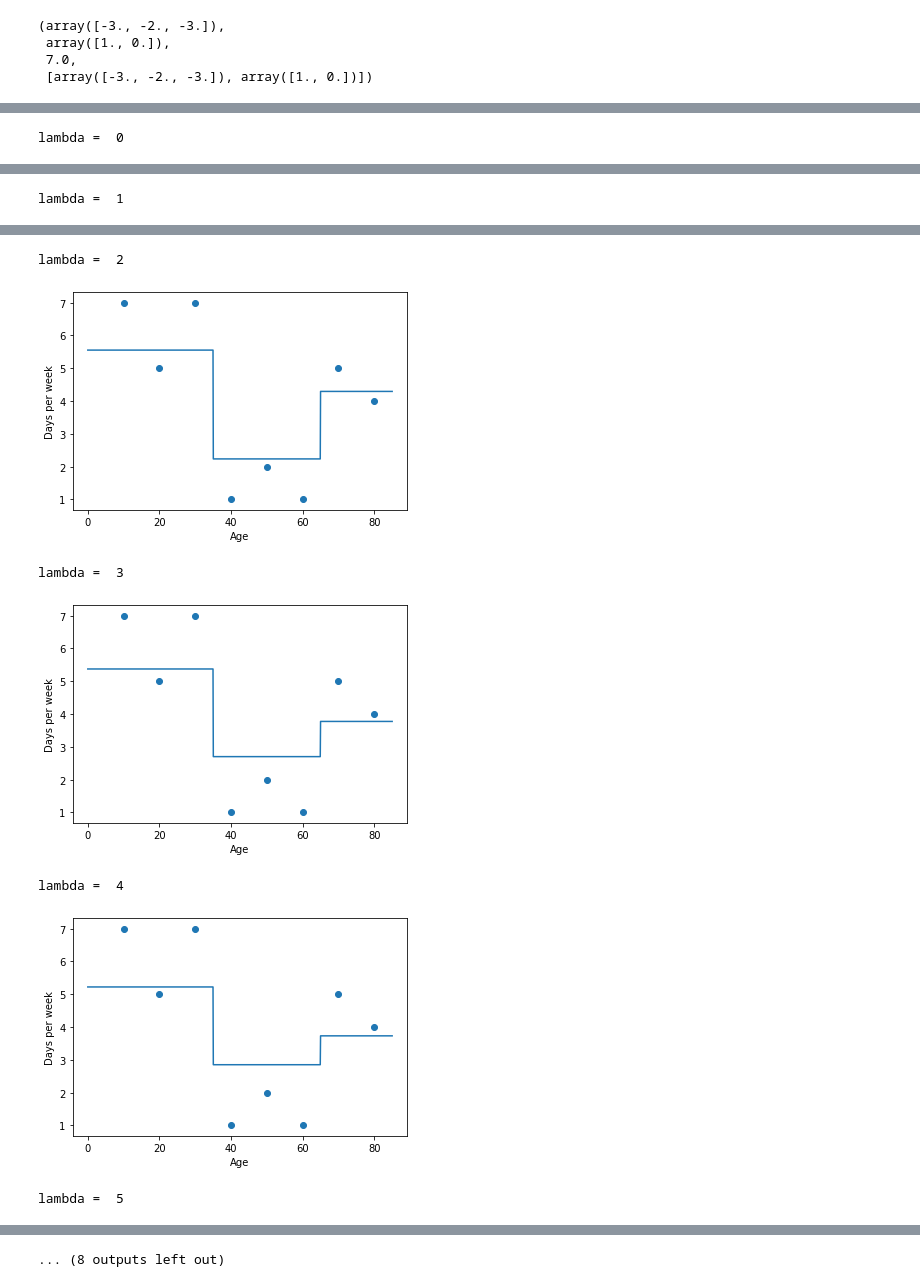
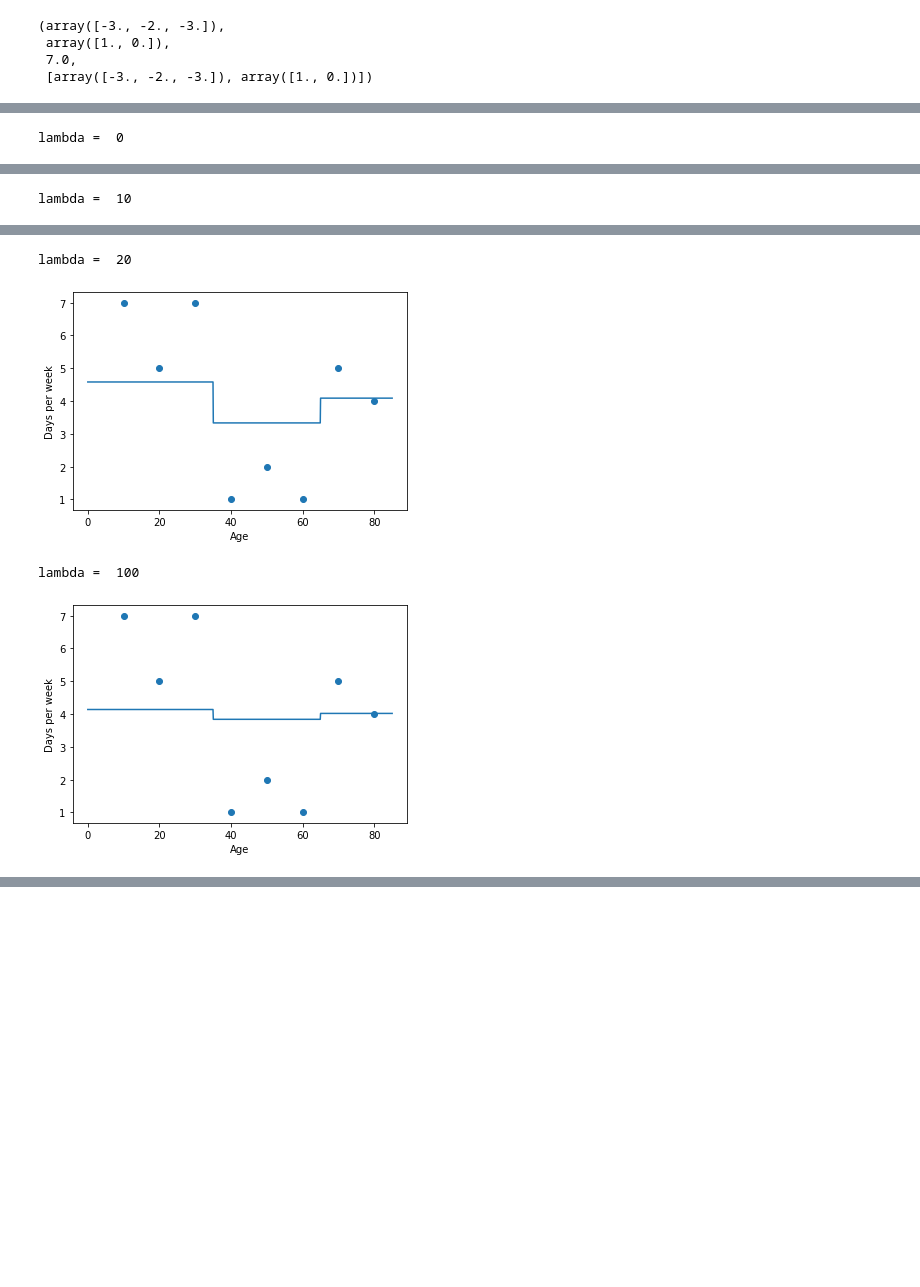
Before and after one commit to milhcbt/grokking_machine_learning, a Jupyter notebook: Chapter_12_Ensemble_Methods/Gradient_boosting_and_XGBoost.ipynb, the cells around one changed output, grey strips where cells are left out. Cells and saved outputs as stored; diff of their text form; code cells hidden in the pictures; blank space fills up the shorter version.

```diff
--- a/Chapter_12_Ensemble_Methods/Gradient_boosting_and_XGBoost.ipynb
+++ b/Chapter_12_Ensemble_Methods/Gradient_boosting_and_XGBoost.ipynb
@@ -259,7 +249,7 @@ xgboost_regressor = XGBRegressor(random_state=0,
                                  n_estimators=3,
                                  max_depth=2,
                                  reg_lambda=3,
-                                 min_split_loss=5,
+                                 min_split_loss=2,
                                  learning_rate=0.7,
                                  base_score=initial_prediction
                                  )
@@ -457,20 +446,19 @@ labels = np.array([7,5,7,1,2,1,5,4])
 # Recall that our initial prediction was the average of the labels
 initial_prediction = 4.0
 
-for i in range(10):
+for i in [0, 10, 20, 100]:
     print("lambda = ", i)
     xgboost_regressor = XGBRegressor(random_state=0,
                                      n_estimators=3,
                                      max_depth=2,
                                      reg_lambda=i,
-                                     min_split_loss=i,
+                                     min_split_loss=0,
                                      learning_rate=0.7,
                                      base_score=initial_prediction)
     xgboost_regressor.fit(features, labels)
     xgboost_regressor.score(features, labels)
-    initial_prediction = np.mean(labels)
     plot_regressor(xgboost_regressor, features, labels)
 # %% [output]
 lambda =  0
 [figure]
-lambda =  1
+lambda =  10
@@ -478,7 +466,4 @@ lambda =  1
-lambda =  2
+lambda =  20
-[figure, old version]
+[figure, new version]
-lambda =  3
+lambda =  100
-[figure, old version]
+[figure, new version]
-lambda =  4
-[figure, removed]
-lambda =  5
@@ -486 +469,0 @@ lambda =  5
-... (8 outputs left out)
```
Also changed, not shown: parts of 15 cells of this notebook.
